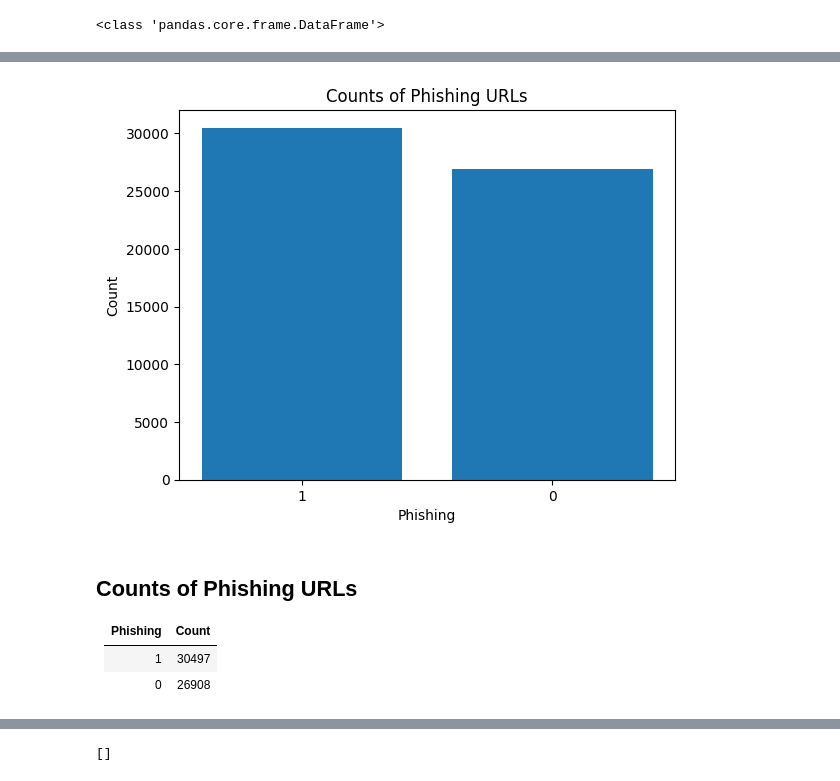
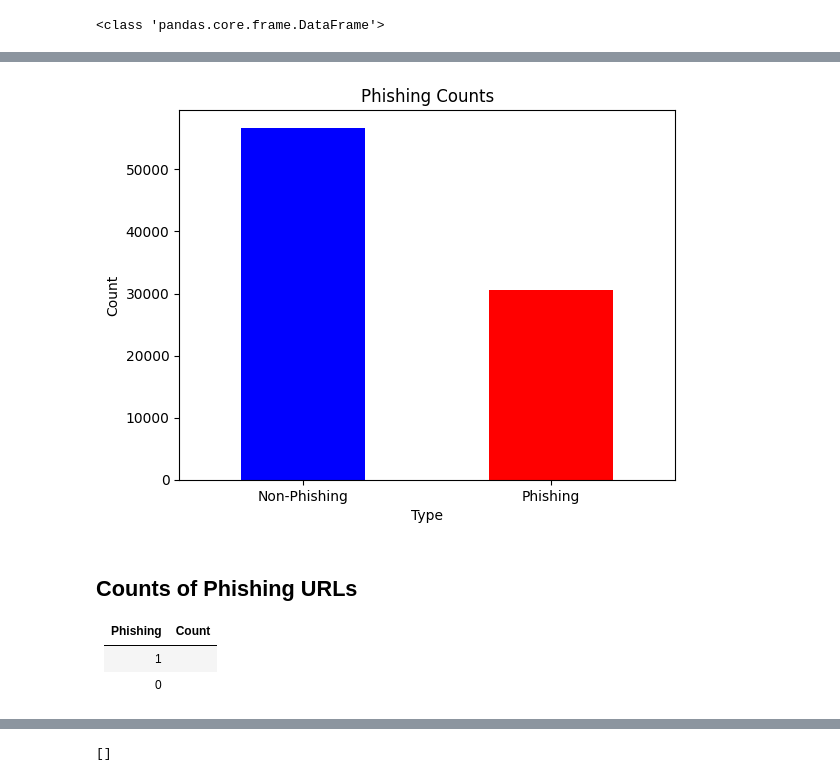
Before and after one commit to HarishSaravananS/phishing-detection-with-machine-learning, a Jupyter notebook: trail.ipynb, the cells around one changed output, grey strips where cells are left out. Drawn from its saved outputs; the diff is of its cells as text; code cells hidden in the pictures.

```diff
--- a/trail.ipynb
+++ b/trail.ipynb
@@ -135,19 +126 @@ phishing
 Name: count, dtype: int64
-# %%
-import matplotlib.pyplot as plt
-
-# Assuming 'counts' is your Series
-counts = pd.Series([30497, 26908], index=[1, 0])
-
-# Create a bar plot
-plt.bar(counts.index.astype(str), counts.values)
-
-# Add labels and title
-plt.xlabel('Phishing')
-plt.ylabel('Count')
-plt.title('Counts of Phishing URLs')
-
-# Show the plot
-plt.show()
-# %% [output]
-[figure, removed]
@@ -154,7 +150,23 @@ plt.show()
+# %%
+import pandas as pd
+import matplotlib.pyplot as plt
+
+# Create a pandas Series object
+data = pd.Series([56712, 30497], index=['Non-Phishing', 'Phishing'])
+
+# Plot the counts
+data.plot(kind='bar', color=['blue', 'red'])
+plt.title('Phishing Counts')
+plt.xlabel('Type')
+plt.ylabel('Count')
+plt.xticks(rotation=0)
+plt.show()
+# %% [output]
+[figure, added]
 # %% [markdown]
 ## Counts of Phishing URLs
 
 | Phishing | Count |
 |----------|-------|
-| 1        | 30497 |
-| 0        | 26908 |
+| 1        |       |
+| 0        |       |
```
Also changed, not shown: parts of 50 cells of this notebook, 57 other files.
